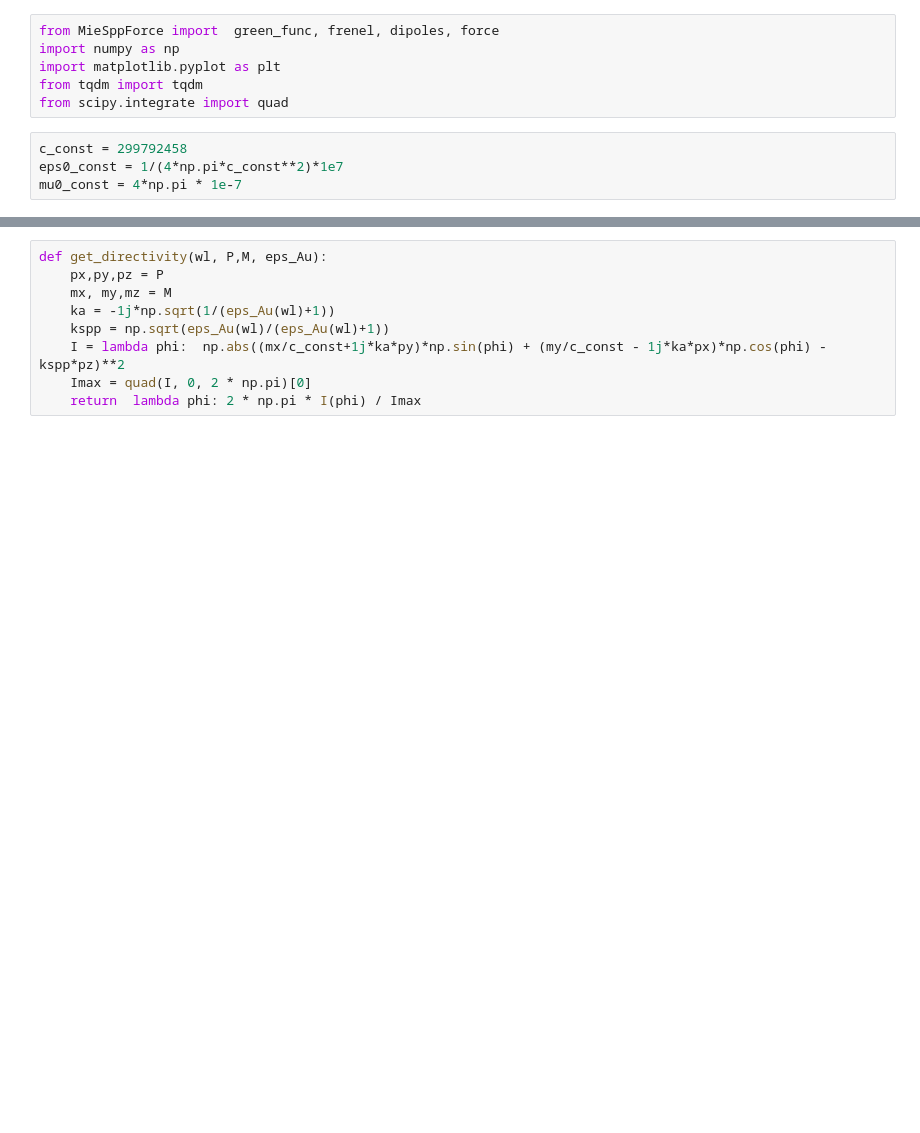
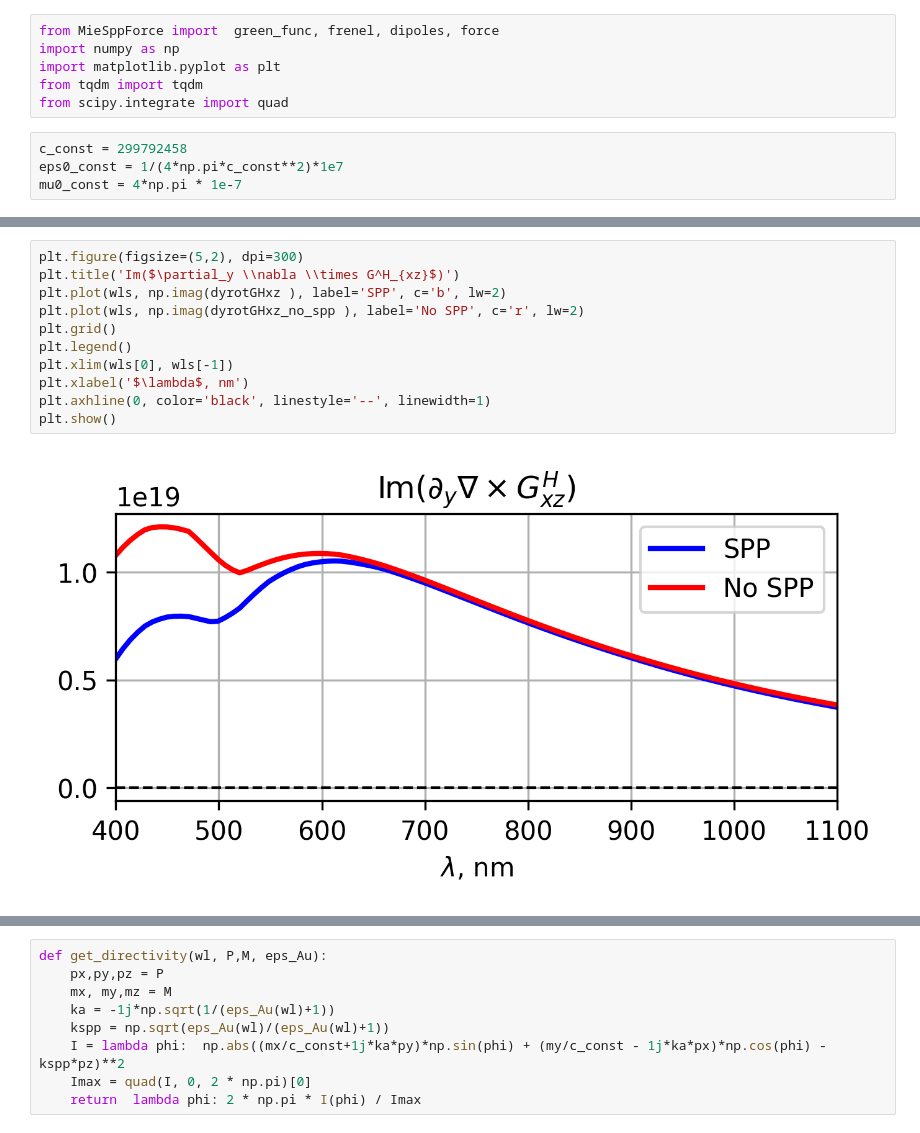
Before and after one commit to semyonbo/SPP_ANALYTICAL, a Jupyter notebook: SPP_vs_Force.ipynb, the cells around one changed output, grey strips where cells are left out. Cells and saved outputs as stored; diff of their text form; blank space fills up the shorter version.

```diff
--- a/SPP_vs_Force.ipynb
+++ b/SPP_vs_Force.ipynb
@@ -77,0 +217,13 @@ for i in tqdm(range(len(wls))):
+# %%
+plt.figure(figsize=(5,2), dpi=300)
+plt.title('Im($\partial_y \\nabla \\times G^H_{xz}$)')
+plt.plot(wls, np.imag(dyrotGHxz ), label='SPP', c='b', lw=2)
+plt.plot(wls, np.imag(dyrotGHxz_no_spp ), label='No SPP', c='r', lw=2)
+plt.grid()
+plt.legend()
+plt.xlim(wls[0], wls[-1])
+plt.xlabel('$\lambda$, nm')
+plt.axhline(0, color='black', linestyle='--', linewidth=1)
+plt.show()
+# %% [output]
+[figure, added]
```
Also changed, not shown: parts of 9 cells of this notebook.
